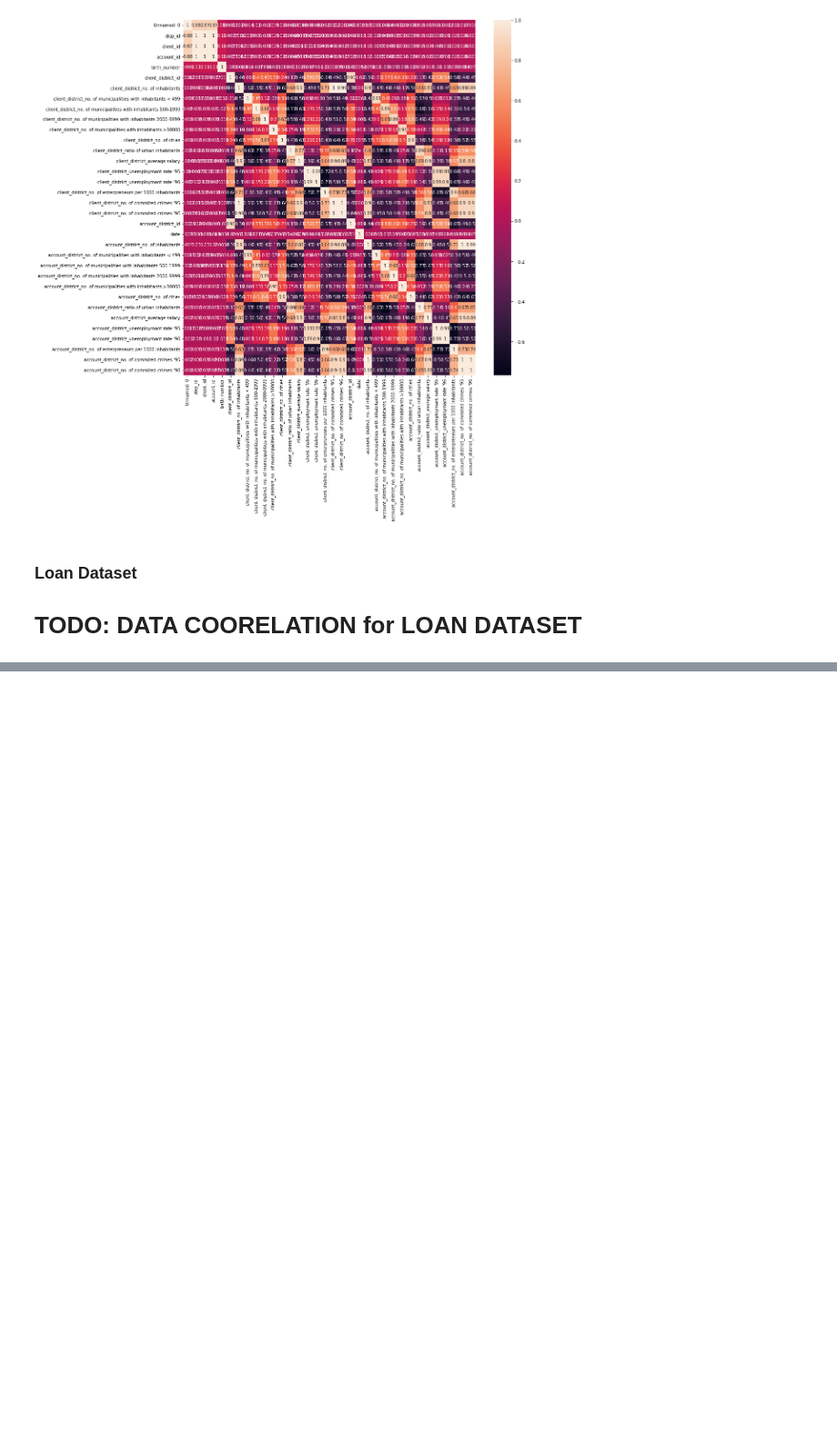
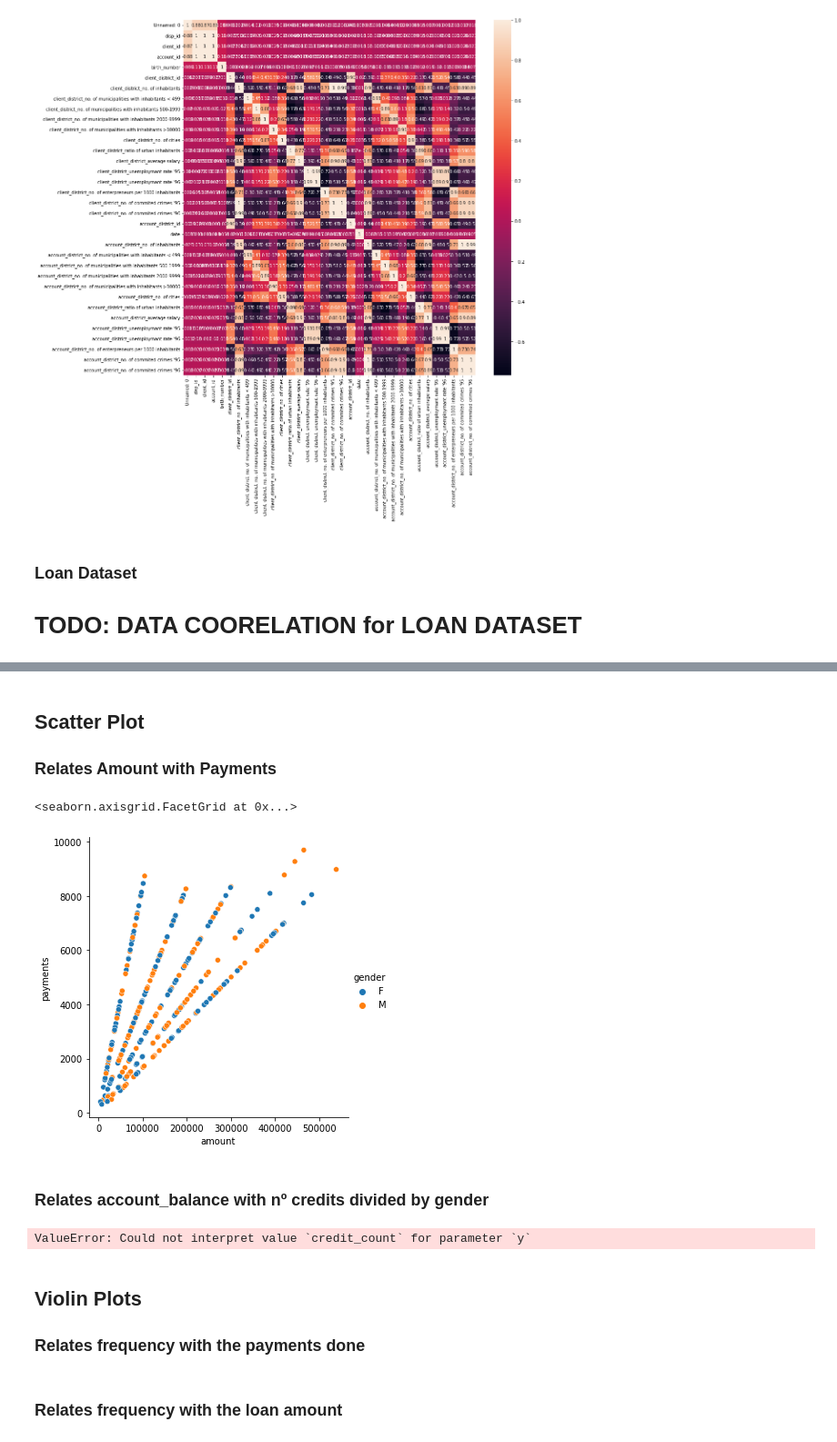
Before and after one commit to claramoreirag/FEUP-AC, a Jupyter notebook: analysis.ipynb, the cells around one changed output, grey strips where cells are left out. Shown at 91% size. Saved outputs shown, nothing was run; the diff lists cells and outputs as text; code cells hidden in the pictures; blank space fills up the shorter version.

```diff
--- a/analysis.ipynb
+++ b/analysis.ipynb
@@ -629,0 +644,18 @@ plt.show()
+# %% [markdown]
+## Scatter Plot
+### Relates Amount with Payments
+# %%
+sns.relplot(x="amount", y="payments", hue="gender", data=loan_dataset)
+# %% [output]
+<seaborn.axisgrid.FacetGrid at 0x...>
+[figure, added]
+# %% [markdown]
+### Relates account_balance with nº credits divided by gender
+# %%
+sns.relplot(x="balance_mean", y="credit_count",
+            hue="gender", data=loan_dataset)
+# %% [output]
+ValueError: Could not interpret value `credit_count` for parameter `y`
+# %% [markdown]
+## Violin Plots
+### Relates frequency with the payments done
@@ -629,0 +664,2 @@ plt.show()
+# %% [markdown]
+### Relates frequency with the loan amount
```
Also changed, not shown: parts of 11 cells of this notebook.
